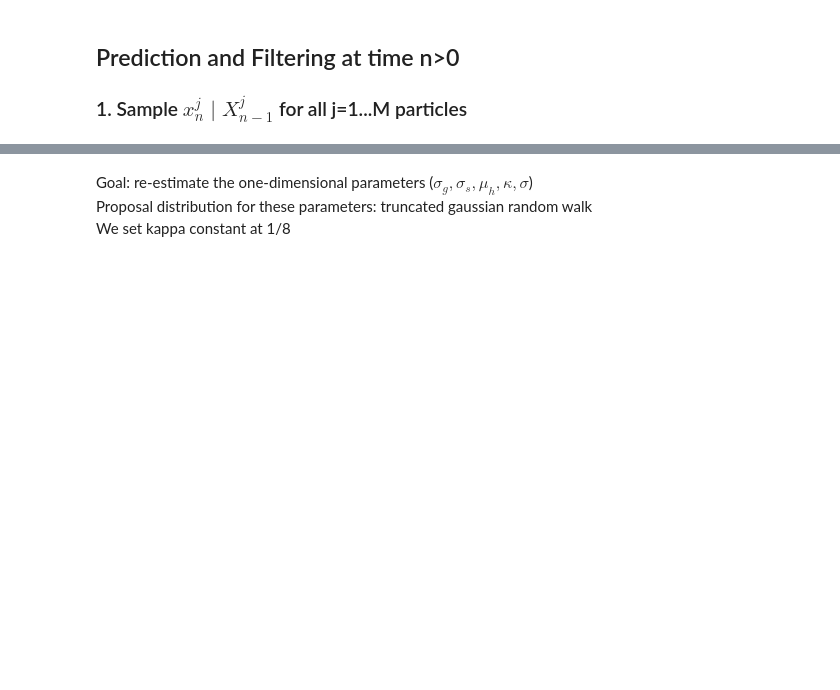
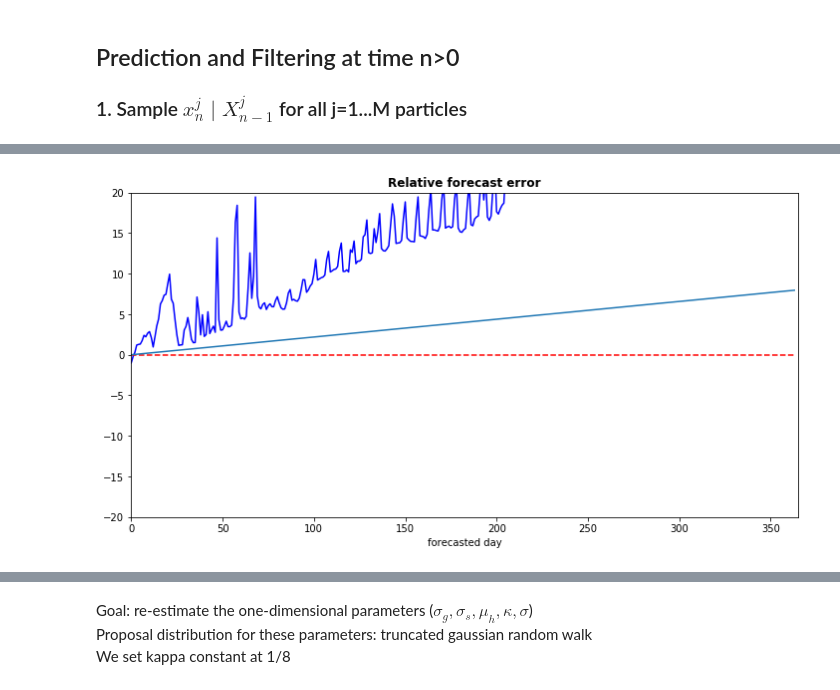
Before and after one commit to zakaryaxali/smc_electricity_forecast, a Jupyter notebook: particle_filtering_3pm.ipynb, the cells around one changed output, grey strips where cells are left out. Cells and saved outputs as stored; diff of their text form; code cells hidden in the pictures; blank space fills up the shorter version.

```diff
--- a/particle_filtering_3pm.ipynb
+++ b/particle_filtering_3pm.ipynb
@@ -87,7 +90,7 @@ daytype=np.array(df[df['Heure']==hour]['daytype'])
 ### Parameters
 # %%
 M=10**3 #number of particles
-n_pred=715  #number of predictions
+n_pred=365  #number of predictions
 # %%
 N_daytype=9
 #k_day=npr.dirichlet(np.ones(N_daytype),1)
@@ -129,9 +132,9 @@ kappa=parameters_init['kappa']
 w_init=parameters_init['w_init']
 # %%
 sigma2=np.ones(M)*3*10**7
-sigma_g_init=np.ones(M)*10**4
-sigma_s_init=np.ones(M)*10**4
-kappa=np.ones(M)*1/9
+sigma_g_init=np.ones(M)*np.sqrt(127000000)
+sigma_s_init=np.ones(M)*np.sqrt(10**8)
+kappa=np.ones(M)
 # %%
 w_init[0]=np.median(w_init)
 x_init[0]=np.median(x_init)
@@ -181,16 +204,19 @@ plt.show()
 # %%
 fig=plt.figure(figsize=(12,6))
 
 plt.plot(range(n_pred),(x_predict[0,:]-consumption_day_ahead[:n_pred])/consumption_day_ahead[:n_pred],color='blue')
 #plt.plot(range(n_pred),(x_predict[1,:]-consumption_day_ahead[1:n_pred+1])/consumption_day_ahead[1:n_pred+1],color='orange')
 #plt.plot(range(n_pred),(x_predict[2,:]-consumption_day_ahead[2:n_pred+2])/consumption_day_ahead[2:n_pred+2],color='green')
 
 plt.plot(range(n_pred-1),np.zeros(n_pred-1),color='red',linestyle='--')
-plt.ylim(-1,1)
+plt.plot(range(n_pred-1),np.arange(n_pred-1)*8/365)
+plt.ylim(-20,20)
 plt.xlim(0,n_pred)
 plt.xlabel('forecasted day')
 plt.title("Relative forecast error",fontweight='bold')
 plt.show()
+# %% [output]
+[figure, added]
 # %%
 fig=plt.figure(figsize=(12,6))
 plt.plot(range(n_pred),x_predict[0,:])
```
Also changed, not shown: parts of 7 cells of this notebook, 1 other file.
